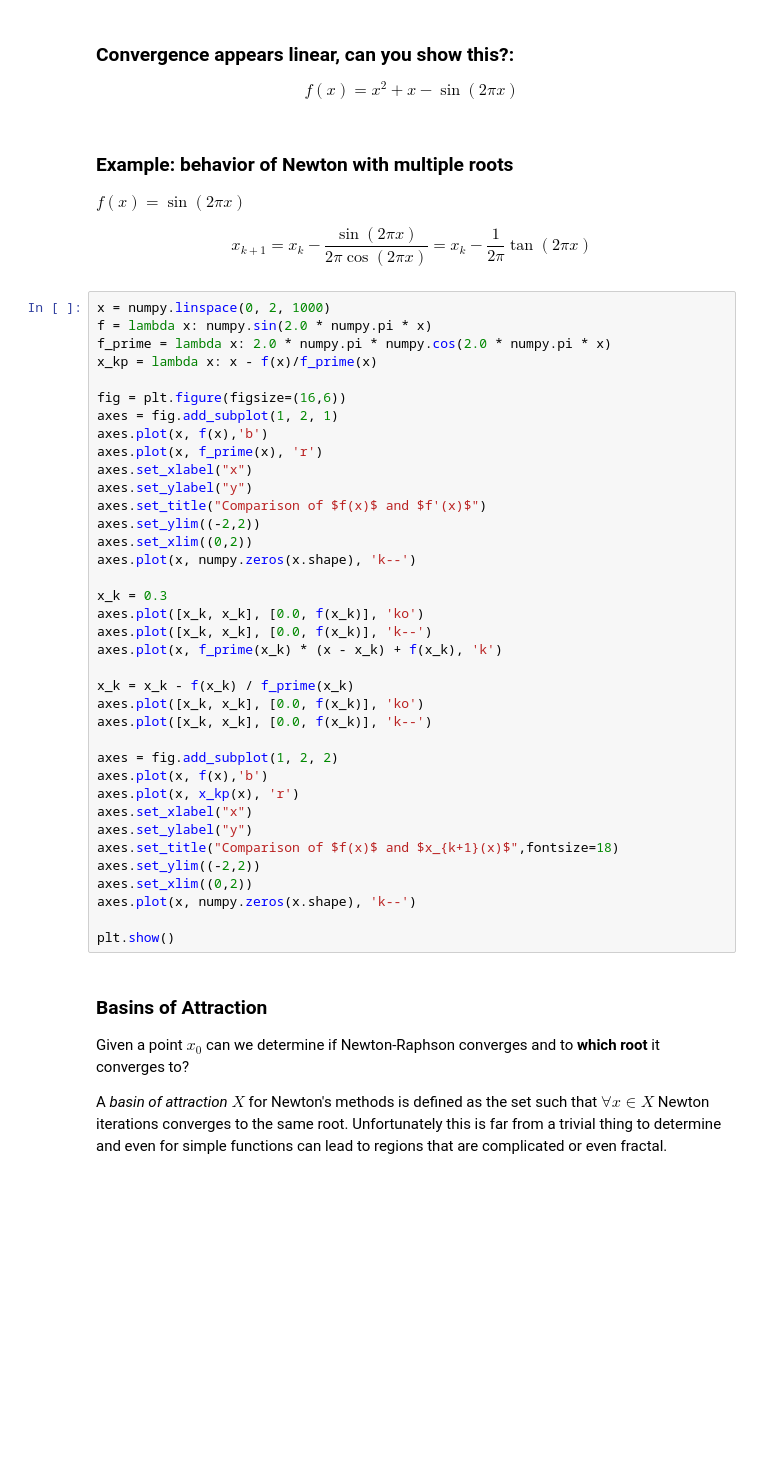
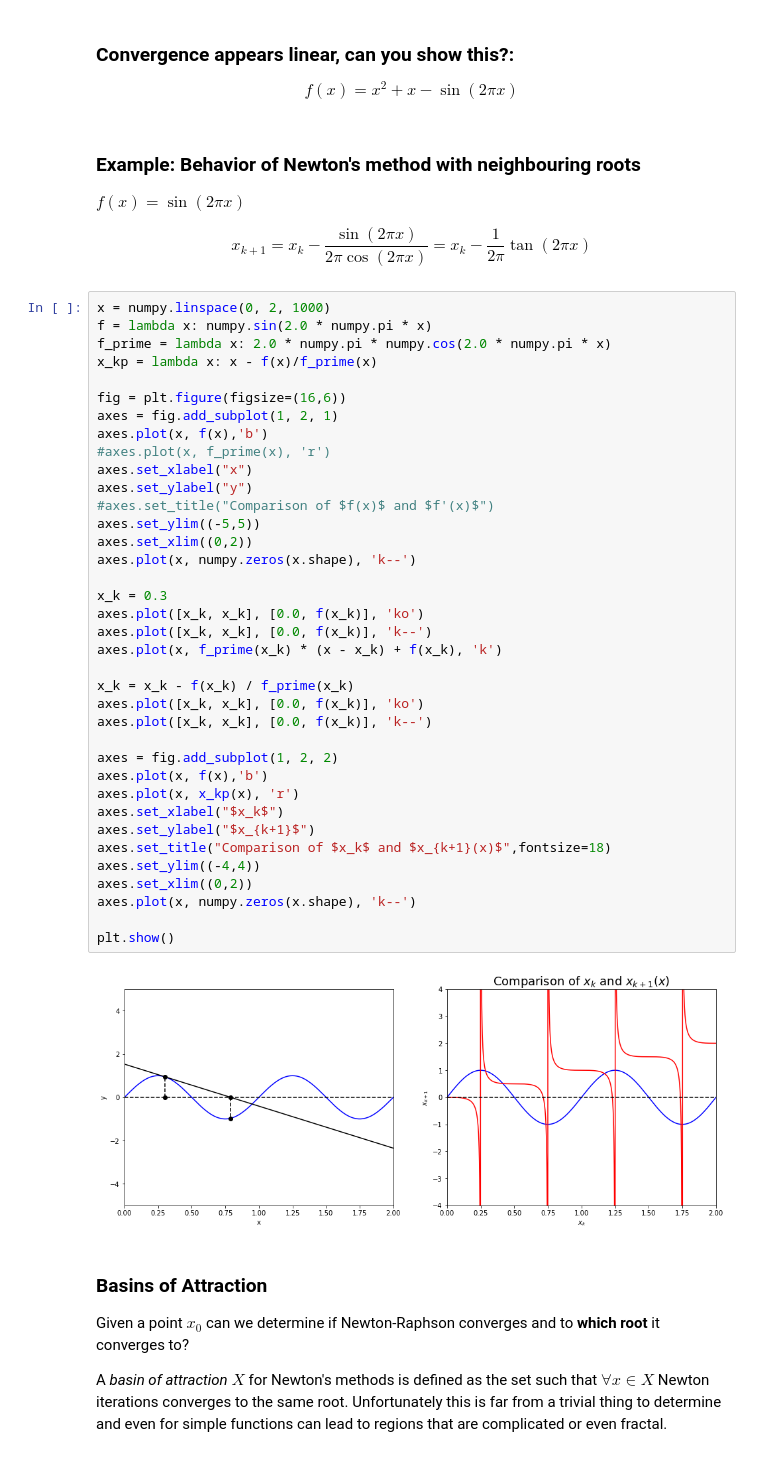
Before and after one commit to elswit/3414-Fall20-Notebooks, a Jupyter notebook: nonlinear_equations.ipynb, the cells around one changed output. Saved outputs shown, nothing was run; the diff lists cells and outputs as text; blank space fills up the shorter version.

```diff
--- a/nonlinear_equations.ipynb
+++ b/nonlinear_equations.ipynb
@@ -863,47 +861,49 @@ plt.show()
 ### Convergence appears linear, can you show this?:
 $$f(x) = x^2 + x -\sin (2 \pi x)$$
 # %% [markdown]
-### Example: behavior of Newton with multiple roots
+### Example: Behavior of Newton's method  with neighbouring roots
 $f(x) = \sin (2 \pi x)$
 
 $$x_{k+1} = x_k - \frac{\sin (2 \pi x)}{2 \pi \cos (2 \pi x)}= x_k - \frac{1}{2 \pi} \tan (2 \pi x)$$
 # %%
 x = numpy.linspace(0, 2, 1000)
 f = lambda x: numpy.sin(2.0 * numpy.pi * x)
 f_prime = lambda x: 2.0 * numpy.pi * numpy.cos(2.0 * numpy.pi * x)
 x_kp = lambda x: x - f(x)/f_prime(x)
 
 fig = plt.figure(figsize=(16,6))
 axes = fig.add_subplot(1, 2, 1)
 axes.plot(x, f(x),'b')
-axes.plot(x, f_prime(x), 'r')
+#axes.plot(x, f_prime(x), 'r')
 axes.set_xlabel("x")
 axes.set_ylabel("y")
-axes.set_title("Comparison of $f(x)$ and $f'(x)$")
-axes.set_ylim((-2,2))
+#axes.set_title("Comparison of $f(x)$ and $f'(x)$")
+axes.set_ylim((-5,5))
 axes.set_xlim((0,2))
 axes.plot(x, numpy.zeros(x.shape), 'k--')
 
 x_k = 0.3
 axes.plot([x_k, x_k], [0.0, f(x_k)], 'ko')
 axes.plot([x_k, x_k], [0.0, f(x_k)], 'k--')
 axes.plot(x, f_prime(x_k) * (x - x_k) + f(x_k), 'k')
 
 x_k = x_k - f(x_k) / f_prime(x_k)
 axes.plot([x_k, x_k], [0.0, f(x_k)], 'ko')
 axes.plot([x_k, x_k], [0.0, f(x_k)], 'k--')
 
 axes = fig.add_subplot(1, 2, 2)
 axes.plot(x, f(x),'b')
 axes.plot(x, x_kp(x), 'r')
-axes.set_xlabel("x")
-axes.set_ylabel("y")
-axes.set_title("Comparison of $f(x)$ and $x_{k+1}(x)$",fontsize=18)
-axes.set_ylim((-2,2))
+axes.set_xlabel("$x_k$")
+axes.set_ylabel("$x_{k+1}$")
+axes.set_title("Comparison of $x_k$ and $x_{k+1}(x)$",fontsize=18)
+axes.set_ylim((-4,4))
 axes.set_xlim((0,2))
 axes.plot(x, numpy.zeros(x.shape), 'k--')
 
 plt.show()
+# %% [output]
+[figure, added]
 # %% [markdown]
 ### Basins of Attraction
 
```
Also changed, not shown: parts of 24 cells of this notebook.
